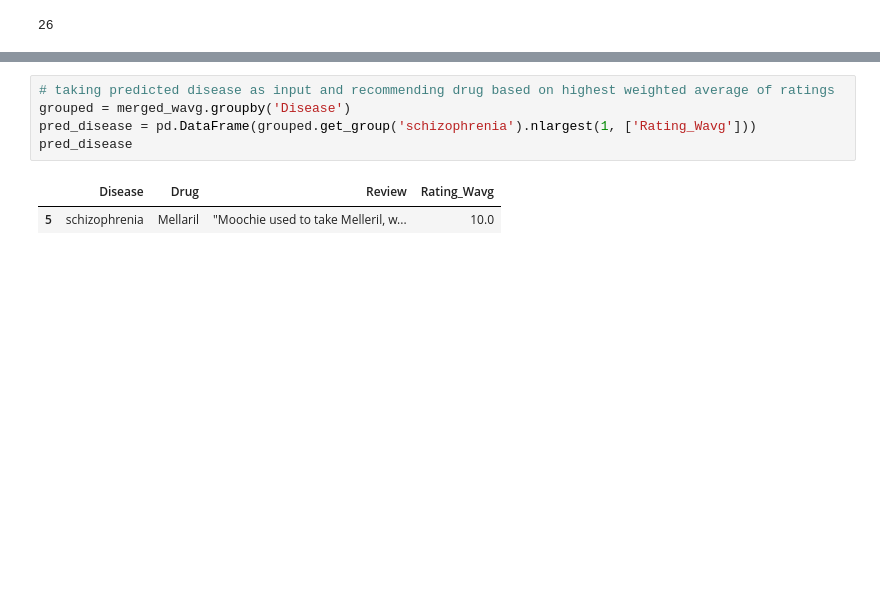
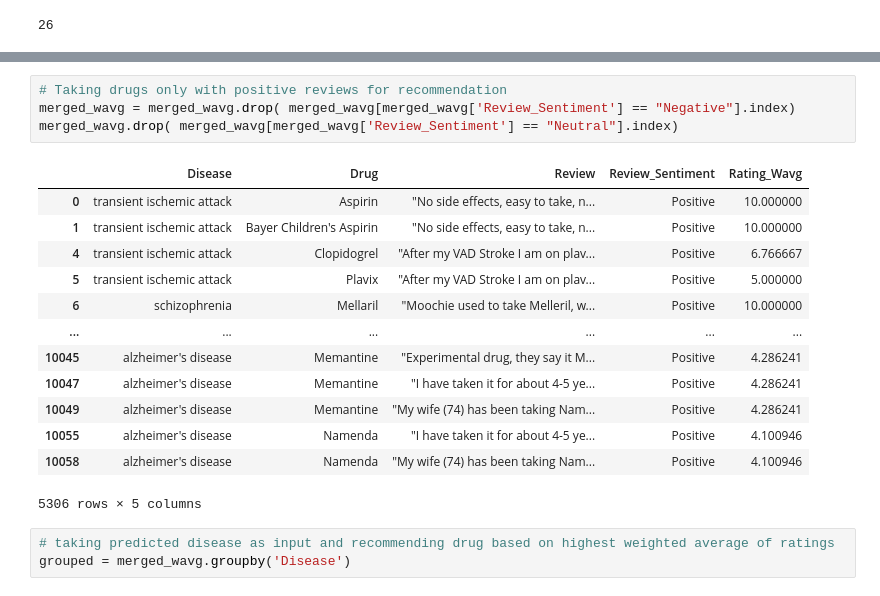
Before and after one commit to khushbooekhande/DrugRecommendationSystem, a Jupyter notebook: Drug_Recommendation_WeightedAvg.ipynb, the cells around one changed output, grey strips where cells are left out. Saved outputs shown, nothing was run; the diff lists cells and outputs as text; blank space fills up the shorter version.

```diff
--- a/Drug_Recommendation_WeightedAvg.ipynb
+++ b/Drug_Recommendation_WeightedAvg.ipynb
@@ -323,8 +337,21 @@ merged_wavg.head()
+# %%
+# Taking drugs only with positive reviews for recommendation
+merged_wavg = merged_wavg.drop( merged_wavg[merged_wavg['Review_Sentiment'] == "Negative"].index)
+merged_wavg.drop( merged_wavg[merged_wavg['Review_Sentiment'] == "Neutral"].index)
+# %% [output]
+|  | Disease | Drug | Review | Review_Sentiment | Rating_Wavg |
+| 0 | transient ischemic attack | Aspirin | "No side effects, easy to take, n... | Positive | 10.000000 |
+| 1 | transient ischemic attack | Bayer Children's Aspirin | "No side effects, easy to take, n... | Positive | 10.000000 |
+| 4 | transient ischemic attack | Clopidogrel | "After my VAD Stroke I am on plav... | Positive | 6.766667 |
+| 5 | transient ischemic attack | Plavix | "After my VAD Stroke I am on plav... | Positive | 5.000000 |
+| 6 | schizophrenia | Mellaril | "Moochie used to take Melleril, w... | Positive | 10.000000 |
+| ... | ... | ... | ... | ... | ... |
+| 10045 | alzheimer's disease | Memantine | "Experimental drug, they say it M... | Positive | 4.286241 |
+| 10047 | alzheimer's disease | Memantine | "I have taken it for about 4-5 ye... | Positive | 4.286241 |
+| 10049 | alzheimer's disease | Memantine | "My wife (74) has been taking Nam... | Positive | 4.286241 |
+| 10055 | alzheimer's disease | Namenda | "I have taken it for about 4-5 ye... | Positive | 4.100946 |
+| 10058 | alzheimer's disease | Namenda | "My wife (74) has been taking Nam... | Positive | 4.100946 |
+5306 rows × 5 columns
 # %%
 # taking predicted disease as input and recommending drug based on highest weighted average of ratings
 grouped = merged_wavg.groupby('Disease')
-pred_disease = pd.DataFrame(grouped.get_group('schizophrenia').nlargest(1, ['Rating_Wavg']))
-pred_disease
-# %% [output]
-|  | Disease | Drug | Review | Rating_Wavg |
-| 5 | schizophrenia | Mellaril | "Moochie used to take Melleril, w... | 10.0 |
```
Also changed, not shown: parts of 4 cells of this notebook.
